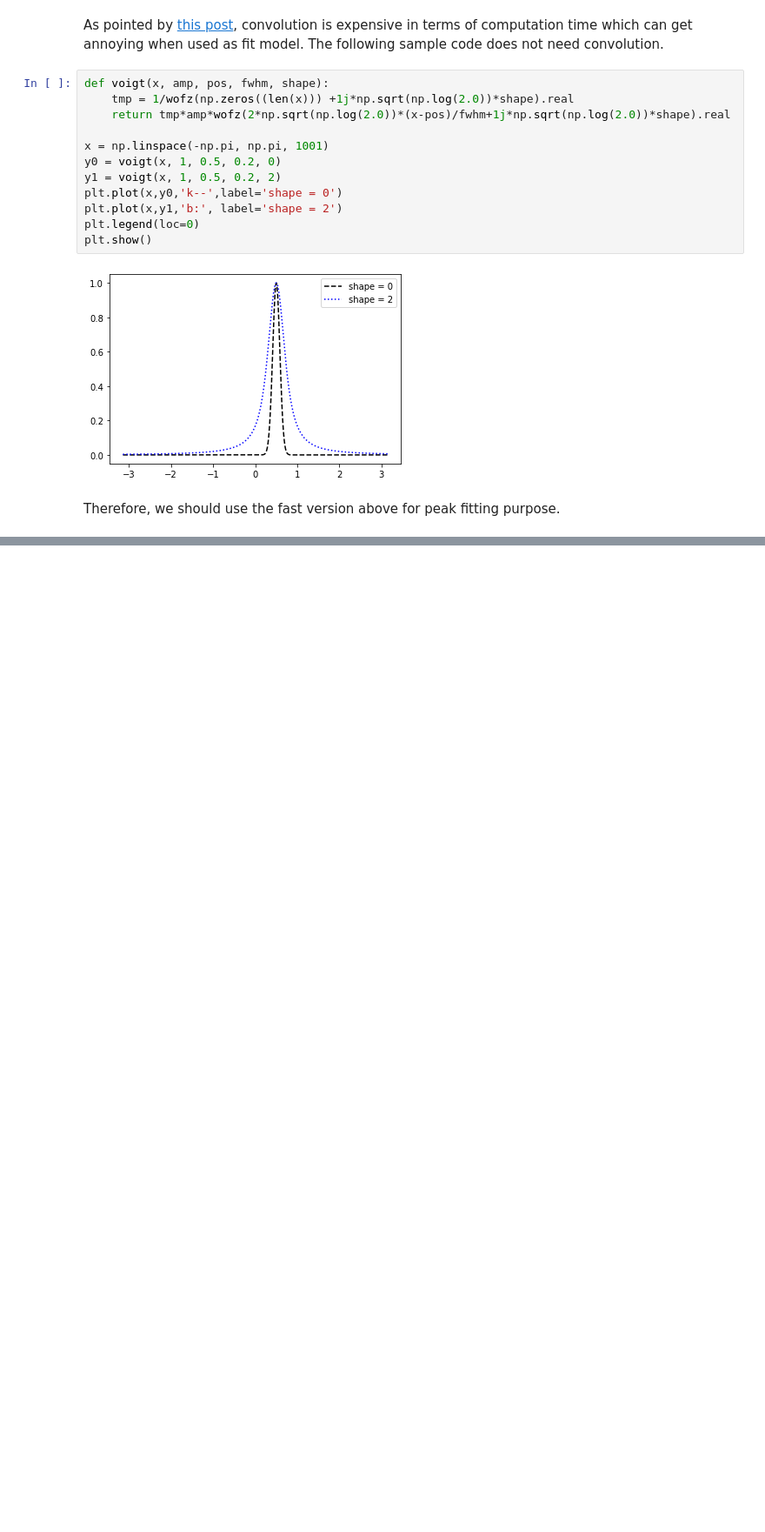
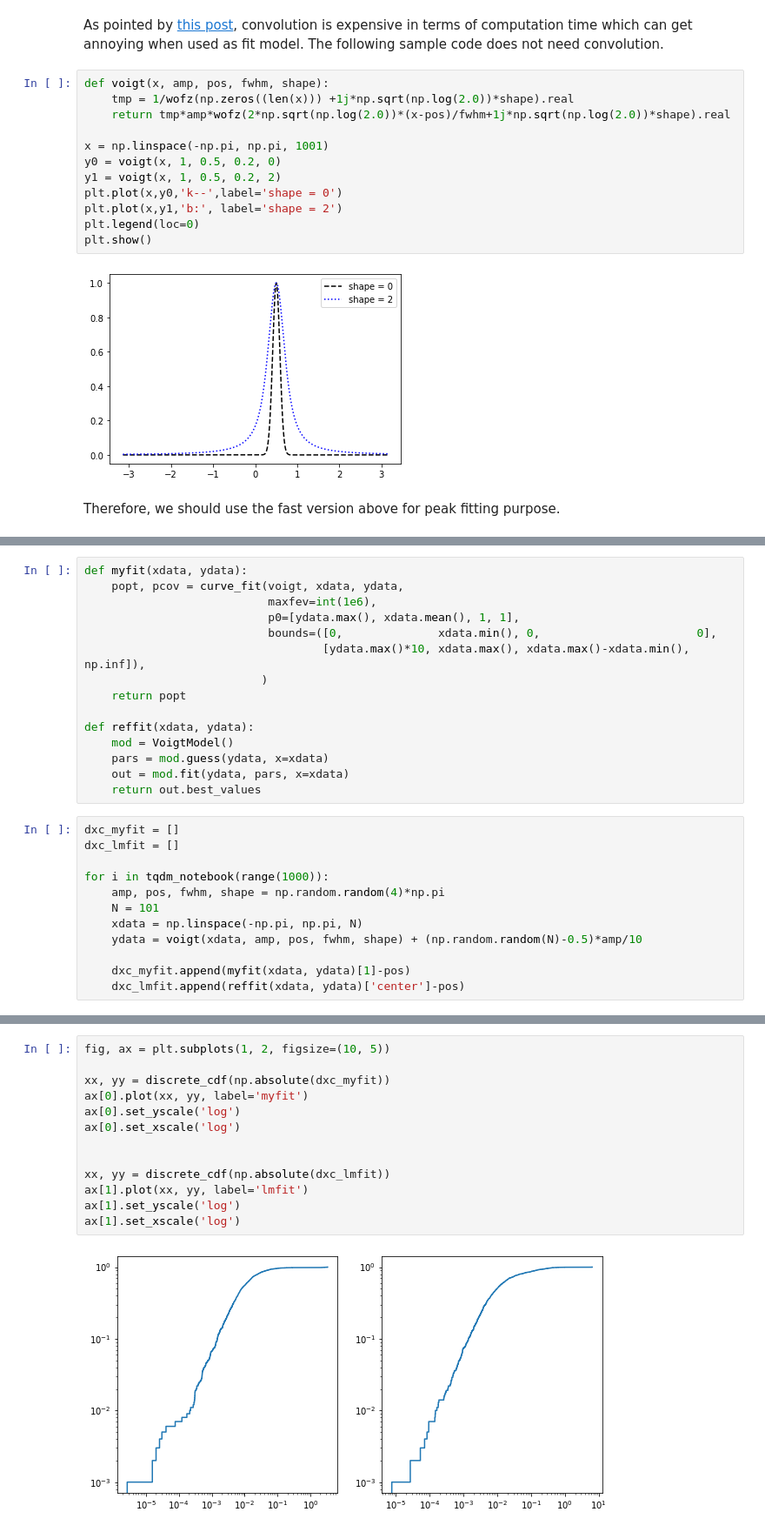
Before and after one commit to KedoKudo/xproc, a Jupyter notebook: private/fitting/ConventionalPeakFitting.ipynb, the cells around one changed output, grey strips where cells are left out. Shown at 87% size. Drawn from its saved outputs; the diff is of its cells as text; blank space fills up the shorter version.

```diff
--- a/private/fitting/ConventionalPeakFitting.ipynb
+++ b/private/fitting/ConventionalPeakFitting.ipynb
@@ -99,0 +144,27 @@ Therefore, we should use the fast version above for peak fitting purpose.
+# %%
+def myfit(xdata, ydata):
+    popt, pcov = curve_fit(voigt, xdata, ydata,
+                           maxfev=int(1e6),
+                           p0=[ydata.max(), xdata.mean(), 1, 1],
+                           bounds=([0,              xdata.min(), 0,                       0],
+                                   [ydata.max()*10, xdata.max(), xdata.max()-xdata.min(), np.inf]),
+                          )
+    return popt
+
+def reffit(xdata, ydata):
+    mod = VoigtModel()
+    pars = mod.guess(ydata, x=xdata)
+    out = mod.fit(ydata, pars, x=xdata)
+    return out.best_values
+# %%
+dxc_myfit = []
+dxc_lmfit = []
+
+for i in tqdm_notebook(range(1000)):
+    amp, pos, fwhm, shape = np.random.random(4)*np.pi
+    N = 101
+    xdata = np.linspace(-np.pi, np.pi, N)
+    ydata = voigt(xdata, amp, pos, fwhm, shape) + (np.random.random(N)-0.5)*amp/10
+
+    dxc_myfit.append(myfit(xdata, ydata)[1]-pos)
+    dxc_lmfit.append(reffit(xdata, ydata)['center']-pos)
@@ -99,0 +173,15 @@ Therefore, we should use the fast version above for peak fitting purpose.
+# %%
+fig, ax = plt.subplots(1, 2, figsize=(10, 5))
+
+xx, yy = discrete_cdf(np.absolute(dxc_myfit))
+ax[0].plot(xx, yy, label='myfit')
+ax[0].set_yscale('log')
+ax[0].set_xscale('log')
+
+
+xx, yy = discrete_cdf(np.absolute(dxc_lmfit))
+ax[1].plot(xx, yy, label='lmfit')
+ax[1].set_yscale('log')
+ax[1].set_xscale('log')
+# %% [output]
+[figure, added]
```
Also changed, not shown: parts of 7 cells of this notebook, 1 other file.
